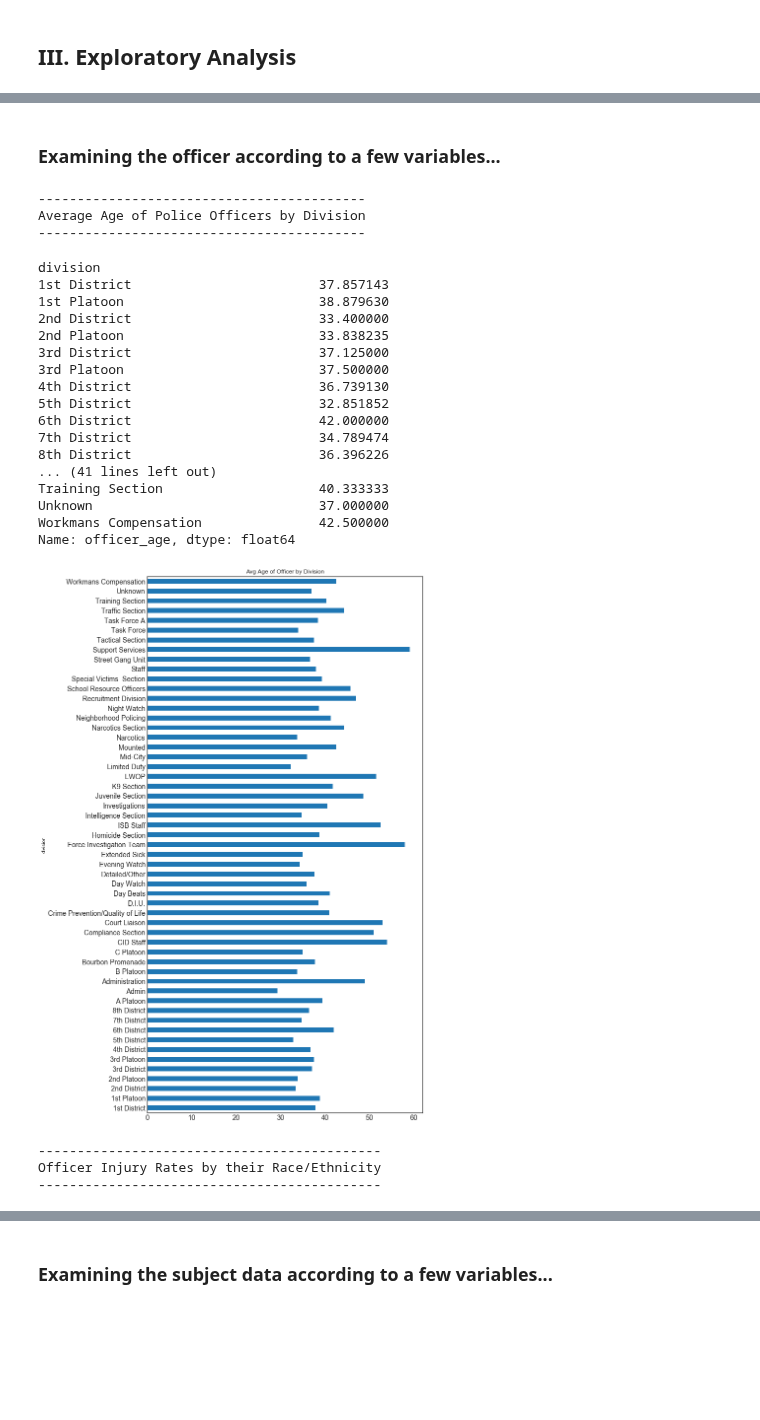
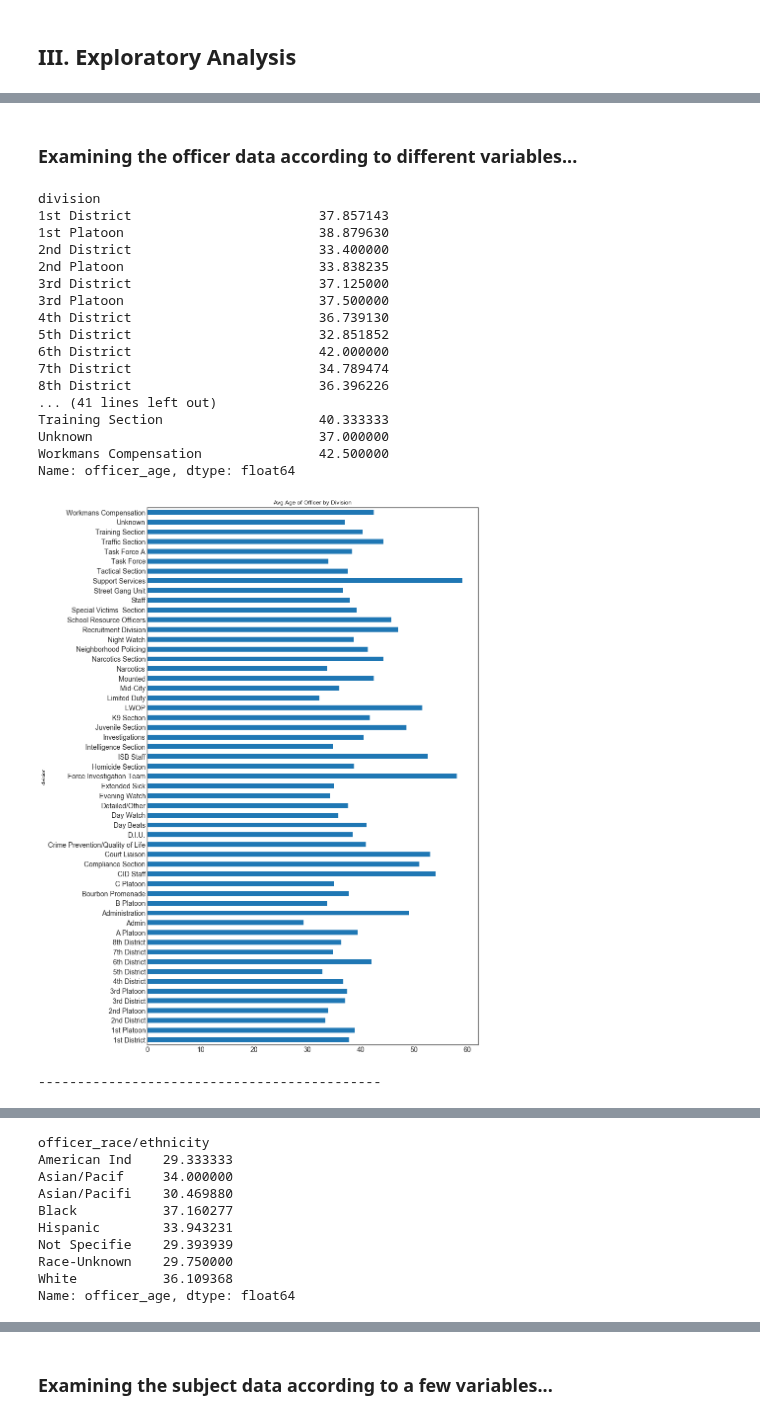
Before and after one commit to rgrantham82/Crime-Analysis, a Jupyter notebook: Crime Reports/NOPD Use of Force Incidents.ipynb, the cells around one changed output, grey strips where cells are left out. Drawn from its saved outputs; the diff is of its cells as text; code cells hidden in the pictures; blank space fills up the shorter version.

```diff
--- a/Crime Reports/NOPD Use of Force Incidents.ipynb
+++ b/Crime Reports/NOPD Use of Force Incidents.ipynb
@@ -210,75 +168,63 @@ Name: subject_influencing_factors, dtype: int64
 # %% [markdown]
-### Examining the officer according to a few variables...
+### Examining the officer data according to different variables...
 # %%
-print('------------------------------------------')
-print('Average Age of Police Officers by Division')
-print('------------------------------------------')
 display(df.groupby(df['division'])['officer_age'].mean())
-df.groupby(df['division'])['officer_age'].mean().plot.barh(figsize=(10,20),
+df.groupby(df['division'])['officer_age'].mean().plot.barh(figsize=(12,20),
                                                           sort_columns=True,
                                                           fontsize=14)
 plt.title('Avg Age of Officer by Division')
 plt.show()
 
-print('--------------------------------------------')
-print('Officer Injury Rates by their Race/Ethnicity')
 print('--------------------------------------------')
 off_ethn_injd = pd.crosstab(df['officer_race/ethnicity'], df['officer_injured'])
 display(off_ethn_injd)
 
 off_ethn_injd.plot.bar(stacked=True,
                        figsize=(8,5),
                        logy=True,
                        rot=60)
 plt.title('Race/Ethnicity of Officers and their Injury Rates')
 plt.show()
 
 off_age_ethn = df.groupby(df['officer_race/ethnicity'])['officer_age'].mean()
 
 display(off_age_ethn)
 
 off_age_ethn.plot.bar(figsize=(8,5),
                       rot=60)
 plt.title('Avg Officer Age by Race/Ethnicity')
 plt.show()
 
 off_age_ethn = df.groupby(df['officer_race/ethnicity'])['officer_age'].count()
 
 print('---------------------------------------------')
-print('Total Officers on the Force by Race/Ethnicity')
-print('---------------------------------------------')
 display(off_age_ethn)
 
 off_age_ethn.plot.bar(figsize=(8,5),
                       logy=True,
                       rot=60)
 plt.title('Total Officers by Race/Ethnicity')
 plt.show()
 # %% [output]
-------------------------------------------
-Average Age of Police Officers by Division
-------------------------------------------
+division
+1st District                        37.857143
+1st Platoon                         38.879630
+2nd District                        33.400000
+2nd Platoon                         33.838235
+3rd District                        37.125000
+3rd Platoon                         37.500000
+4th District                        36.739130
+5th District                        32.851852
+6th District                        42.000000
+7th District                        34.789474
+8th District                        36.396226
+... (41 lines left out)
+Training Section                    40.333333
+Unknown                             37.000000
+Workmans Compensation               42.500000
+Name: officer_age, dtype: float64
+[figure, new version]
-division
-1st District                        37.857143
-1st Platoon                         38.879630
-2nd District                        33.400000
-2nd Platoon                         33.838235
-3rd District                        37.125000
-3rd Platoon                         37.500000
-4th District                        36.739130
-5th District                        32.851852
-6th District                        42.000000
-7th District                        34.789474
-8th District                        36.396226
-... (41 lines left out)
-Training Section                    40.333333
-Unknown                             37.000000
-Workmans Compensation               42.500000
-Name: officer_age, dtype: float64
+--------------------------------------------
-[figure, old version]
---------------------------------------------
-Officer Injury Rates by their Race/Ethnicity
---------------------------------------------
 | officer_injured | False | True |
 | officer_race/ethnicity |  |  |
 | American Ind | 2 | 1 |
@@ -290,3 +236,13 @@ Officer Injury Rates by their Race/Ethnicity
 | Race-Unknown | 6 | 2 |
 | White | 1839 | 264 |
 [figure]
+officer_race/ethnicity
+American Ind    29.333333
+Asian/Pacif     34.000000
+Asian/Pacifi    30.469880
+Black           37.160277
+Hispanic        33.943231
+Not Specifie    29.393939
+Race-Unknown    29.750000
+White           36.109368
+Name: officer_age, dtype: float64
```
Also changed, not shown: parts of 4 cells of this notebook.
